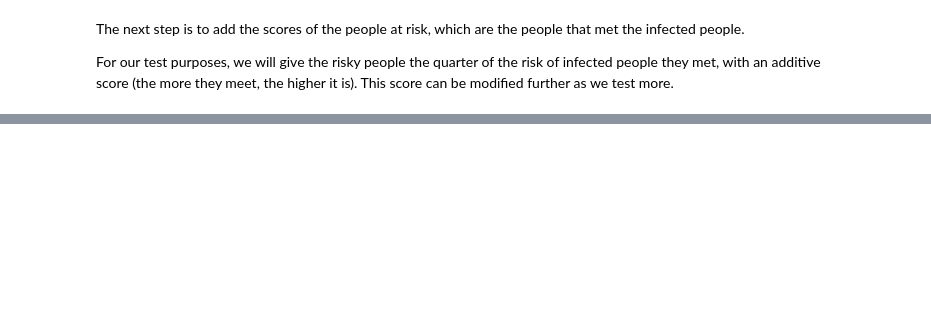
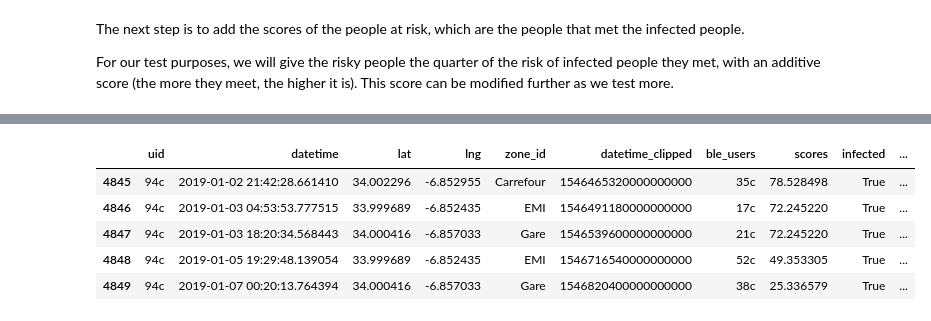
Before and after one commit to covid-ma-team/chantier-2, a Jupyter notebook: user_mobility_generation.ipynb, the cells around one changed output, grey strips where cells are left out. Saved outputs shown, nothing was run; the diff lists cells and outputs as text; code cells hidden in the pictures; blank space fills up the shorter version.

```diff
--- a/user_mobility_generation.ipynb
+++ b/user_mobility_generation.ipynb
@@ -367,0 +372,11 @@ virality_propagation = .25
+# %%
+temp_infected = infected_tdf[infected_tdf['infected']==True]
+# %%
+temp_infected.head()
+# %% [output]
+|  | uid | datetime | lat | lng | zone_id | datetime_clipped | ble_users | scores | infected | ... |
+| 4845 | 94c | 2019-01-02 21:42:28.661410 | 34.002296 | -6.852955 | Carrefour | 1546465320000000000 | 35c | 78.528498 | True | ... |
+| 4846 | 94c | 2019-01-03 04:53:53.777515 | 33.999689 | -6.852435 | EMI | 1546491180000000000 | 17c | 72.245220 | True | ... |
+| 4847 | 94c | 2019-01-03 18:20:34.568443 | 34.000416 | -6.857033 | Gare | 1546539600000000000 | 21c | 72.245220 | True | ... |
+| 4848 | 94c | 2019-01-05 19:29:48.139054 | 33.999689 | -6.852435 | EMI | 1546716540000000000 | 52c | 49.353305 | True | ... |
+| 4849 | 94c | 2019-01-07 00:20:13.764394 | 34.000416 | -6.857033 | Gare | 1546820400000000000 | 38c | 25.336579 | True | ... |
```
Also changed, not shown: parts of 21 cells of this notebook, 1 other file.
